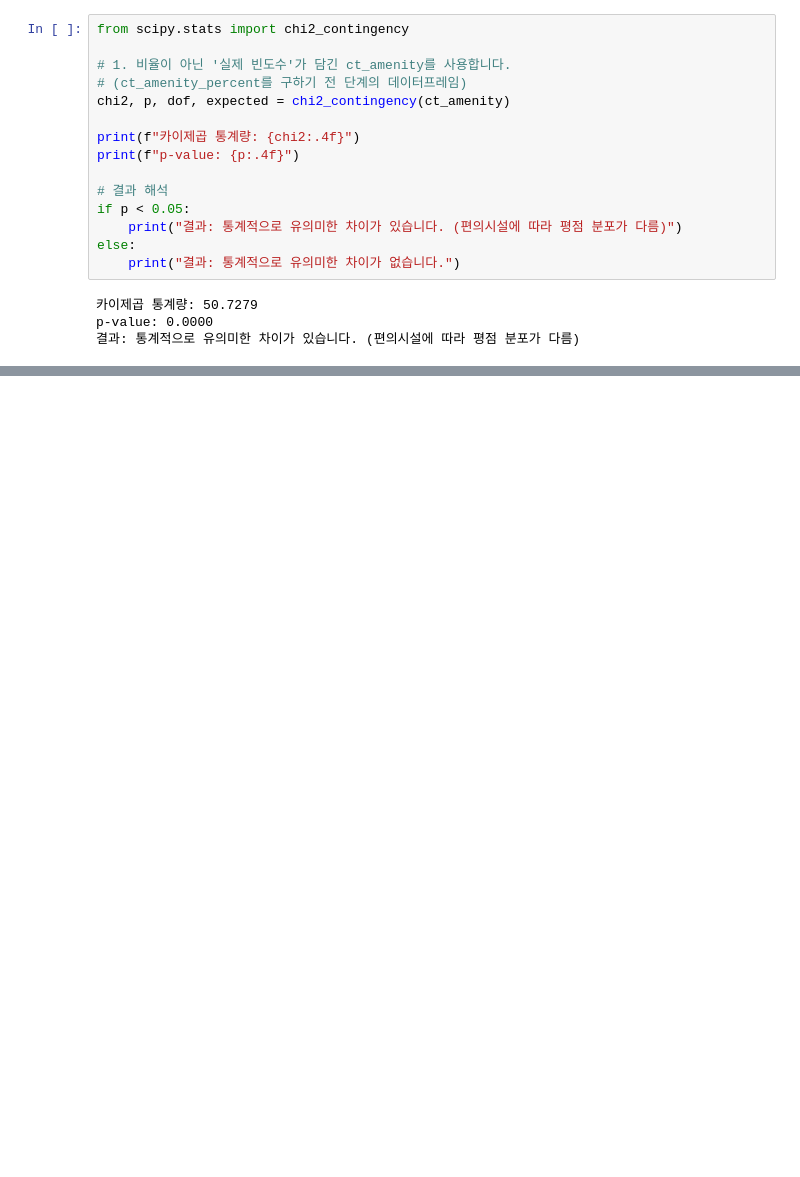
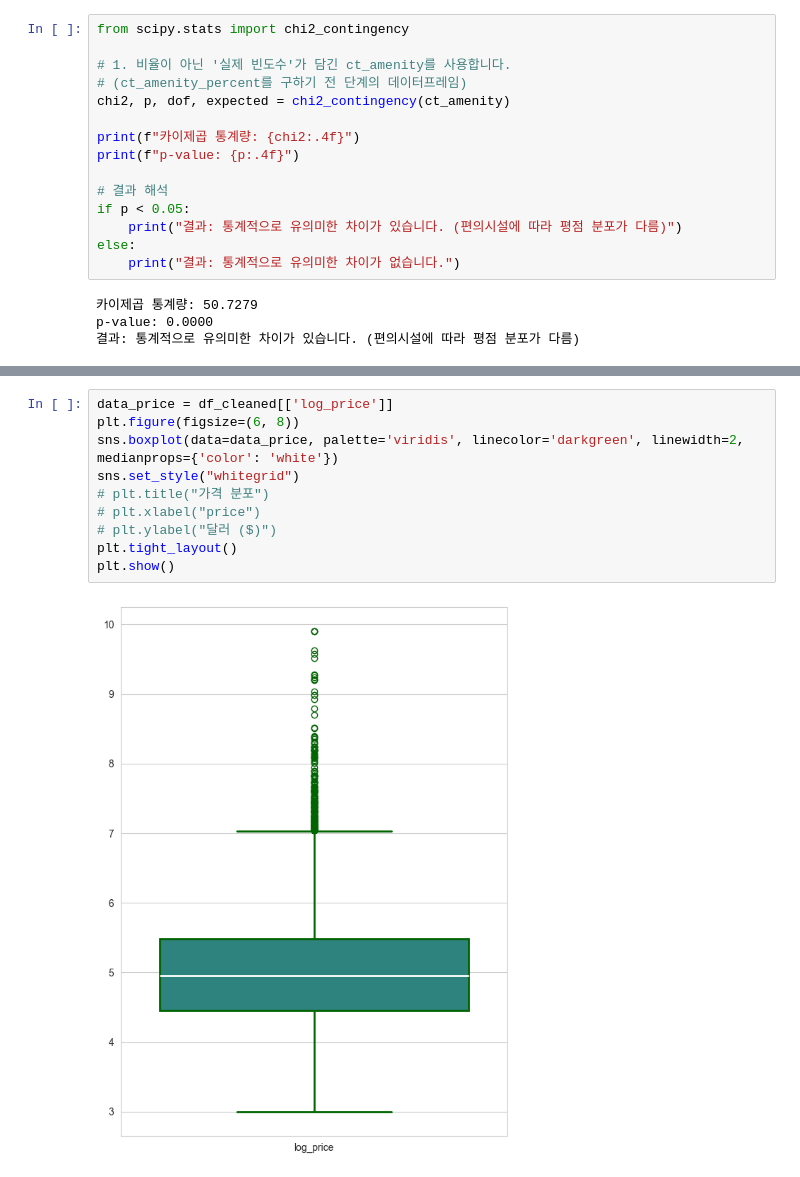
Before and after one commit to KyungminChang/data-analysis-project-BBB, a Jupyter notebook: 02_basic_statistics.ipynb, the cells around one changed output, grey strips where cells are left out. Saved outputs shown, nothing was run; the diff lists cells and outputs as text; blank space fills up the shorter version.

```diff
--- a/02_basic_statistics.ipynb
+++ b/02_basic_statistics.ipynb
@@ -345,0 +466,12 @@ p-value: 0.0000
+# %%
+data_price = df_cleaned[['log_price']]
+plt.figure(figsize=(6, 8))
+sns.boxplot(data=data_price, palette='viridis', linecolor='darkgreen', linewidth=2, medianprops={'color': 'white'})
+sns.set_style("whitegrid")
+# plt.title("가격 분포")
+# plt.xlabel("price")
+# plt.ylabel("달러 ($)")
+plt.tight_layout()
+plt.show()
+# %% [output]
+[figure, added]
```
Also changed, not shown: parts of 13 cells of this notebook.
